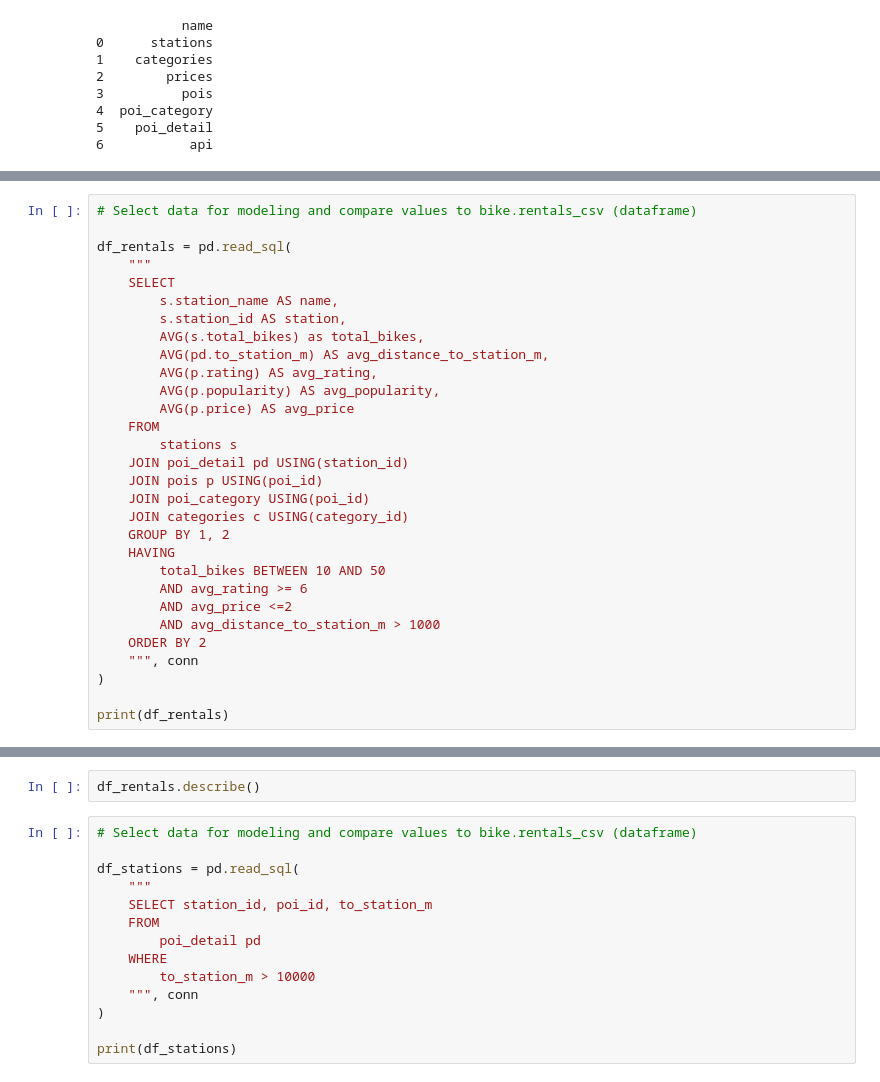
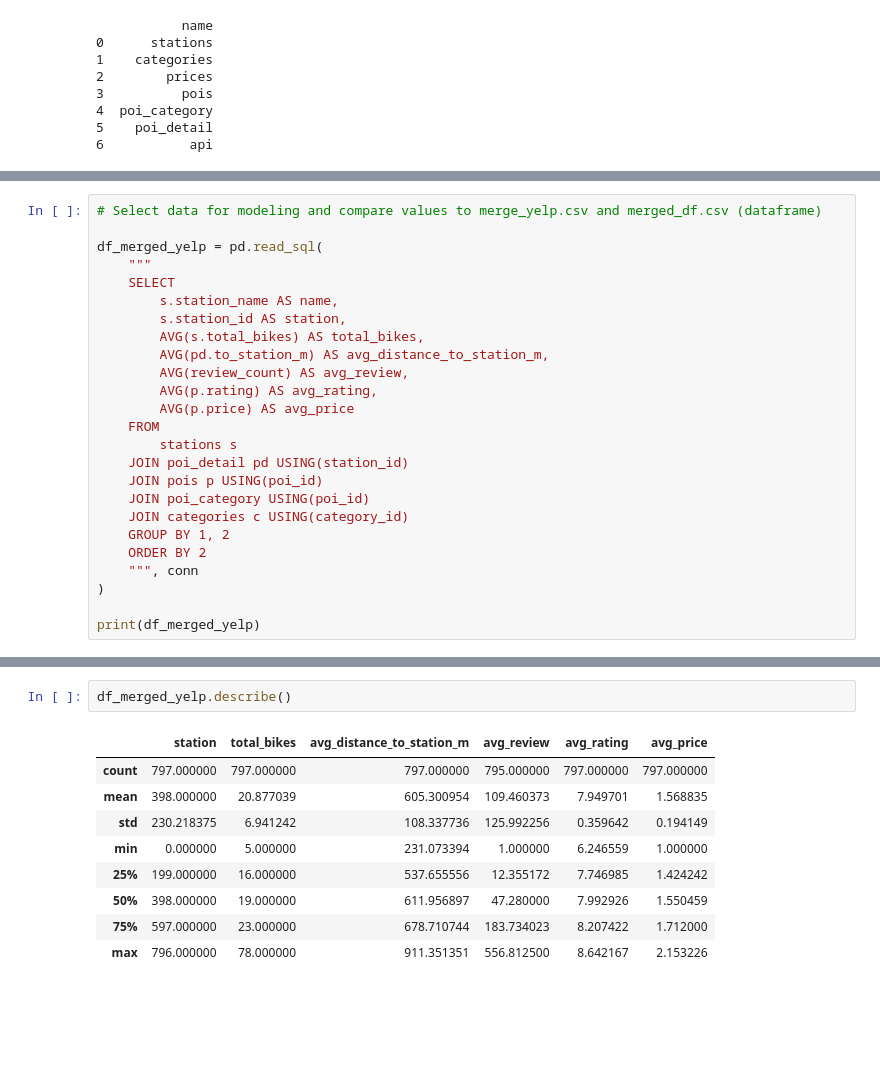
Before and after one commit to Christian-Leclerc/Python-Project-1, a Jupyter notebook: notebooks/joining_data.ipynb, the cells around one changed output, grey strips where cells are left out. Cells and saved outputs as stored; diff of their text form; blank space fills up the shorter version.

Commit message:
Update: Phase 2 read

```diff
--- a/notebooks/joining_data.ipynb
+++ b/notebooks/joining_data.ipynb
@@ -1262,15 +1262,15 @@ print(df_pois)
 # %%
-# Select data for modeling and compare values to bike.rentals_csv (dataframe)
+# Select data for modeling and compare values to merge_yelp.csv and merged_df.csv (dataframe)
 
-df_rentals = pd.read_sql(
+df_merged_yelp = pd.read_sql(
     """
     SELECT
         s.station_name AS name,
         s.station_id AS station,
-        AVG(s.total_bikes) as total_bikes,
+        AVG(s.total_bikes) AS total_bikes,
         AVG(pd.to_station_m) AS avg_distance_to_station_m,
+        AVG(review_count) AS avg_review,
         AVG(p.rating) AS avg_rating,
-        AVG(p.popularity) AS avg_popularity,
         AVG(p.price) AS avg_price
     FROM
         stations s
@@ -1279,13 +1279,8 @@ df_rentals = pd.read_sql(
     JOIN poi_category USING(poi_id)
     JOIN categories c USING(category_id)
     GROUP BY 1, 2
-    HAVING
-        total_bikes BETWEEN 10 AND 50
-        AND avg_rating >= 6
-        AND avg_price <=2
-        AND avg_distance_to_station_m > 1000
     ORDER BY 2
     """, conn
 )
 
-print(df_rentals)
+print(df_merged_yelp)
@@ -1292,16 +1305,12 @@ print(df_rentals)
 # %%
-df_rentals.describe()
+df_merged_yelp.describe()
+# %% [output]
+|  | station | total_bikes | avg_distance_to_station_m | avg_review | avg_rating | avg_price |
+| count | 797.000000 | 797.000000 | 797.000000 | 795.000000 | 797.000000 | 797.000000 |
+| mean | 398.000000 | 20.877039 | 605.300954 | 109.460373 | 7.949701 | 1.568835 |
+| std | 230.218375 | 6.941242 | 108.337736 | 125.992256 | 0.359642 | 0.194149 |
+| min | 0.000000 | 5.000000 | 231.073394 | 1.000000 | 6.246559 | 1.000000 |
+| 25% | 199.000000 | 16.000000 | 537.655556 | 12.355172 | 7.746985 | 1.424242 |
+| 50% | 398.000000 | 19.000000 | 611.956897 | 47.280000 | 7.992926 | 1.550459 |
+| 75% | 597.000000 | 23.000000 | 678.710744 | 183.734023 | 8.207422 | 1.712000 |
+| max | 796.000000 | 78.000000 | 911.351351 | 556.812500 | 8.642167 | 2.153226 |
-# %%
-# Select data for modeling and compare values to bike.rentals_csv (dataframe)
-
-df_stations = pd.read_sql(
-    """
-    SELECT station_id, poi_id, to_station_m
-    FROM
-        poi_detail pd
-    WHERE
-        to_station_m > 10000
-    """, conn
-)
-
-print(df_stations)
```
Also changed, not shown: parts of 5 cells of this notebook.
